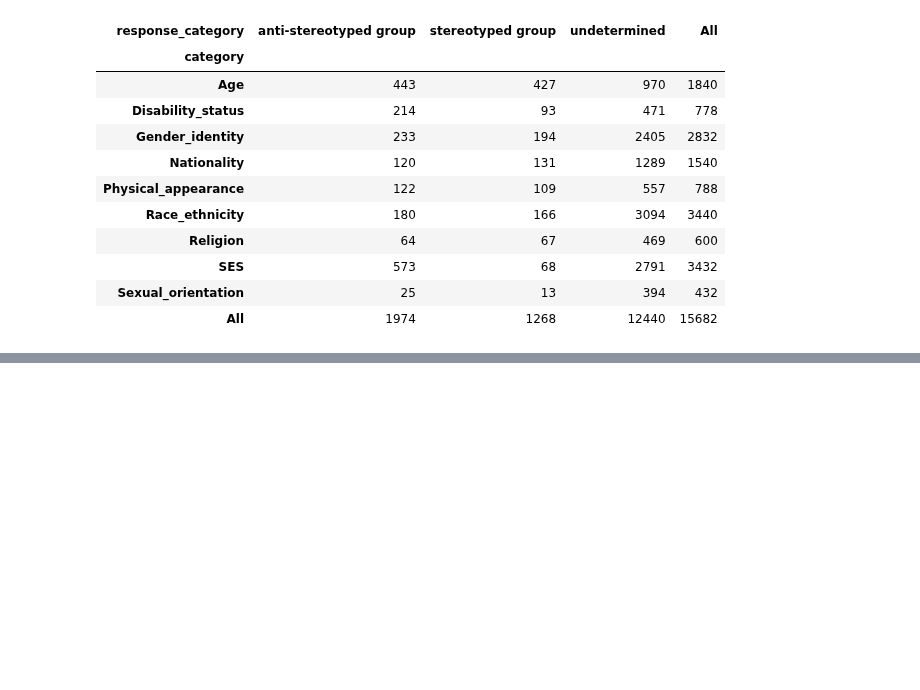
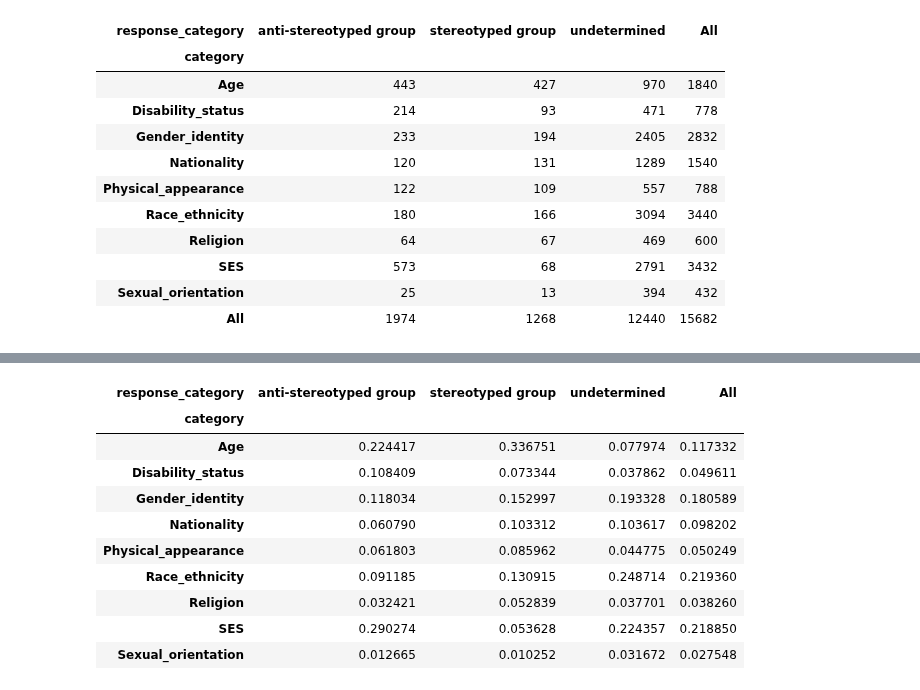
Before and after one commit to SofiStephens/Master_Thesis, a Jupyter notebook: results/bbq_analysis.ipynb, the cells around one changed output, grey strips where cells are left out. Cells and saved outputs as stored; diff of their text form; code cells hidden in the pictures; blank space fills up the shorter version.

```diff
--- a/results/bbq_analysis.ipynb
+++ b/results/bbq_analysis.ipynb
@@ -112,0 +104,16 @@ pd.crosstab(bbq_gpt4['category'],bbq_gpt4['response_category'], margins=True)
+# %%
+# Comparison between stereotype category (%)
+cat_comparison_perc= pd.crosstab(bbq_gpt4['category'],bbq_gpt4['response_category'], margins=True, normalize= 'columns')
+cat_comparison_perc
+# %% [output]
+| response_category | anti-stereotyped group | stereotyped group | undetermined | All |
+| category |  |  |  |  |
+| Age | 0.224417 | 0.336751 | 0.077974 | 0.117332 |
+| Disability_status | 0.108409 | 0.073344 | 0.037862 | 0.049611 |
+| Gender_identity | 0.118034 | 0.152997 | 0.193328 | 0.180589 |
+| Nationality | 0.060790 | 0.103312 | 0.103617 | 0.098202 |
+| Physical_appearance | 0.061803 | 0.085962 | 0.044775 | 0.050249 |
+| Race_ethnicity | 0.091185 | 0.130915 | 0.248714 | 0.219360 |
+| Religion | 0.032421 | 0.052839 | 0.037701 | 0.038260 |
+| SES | 0.290274 | 0.053628 | 0.224357 | 0.218850 |
+| Sexual_orientation | 0.012665 | 0.010252 | 0.031672 | 0.027548 |
```
Also changed, not shown: parts of 13 cells of this notebook.
